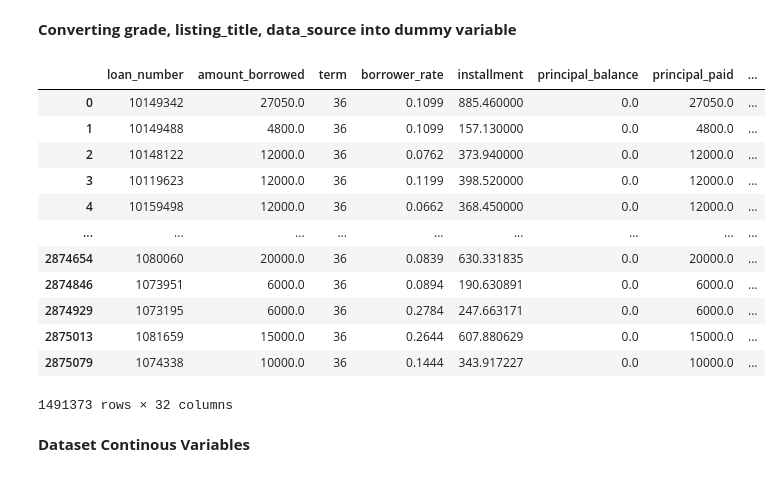
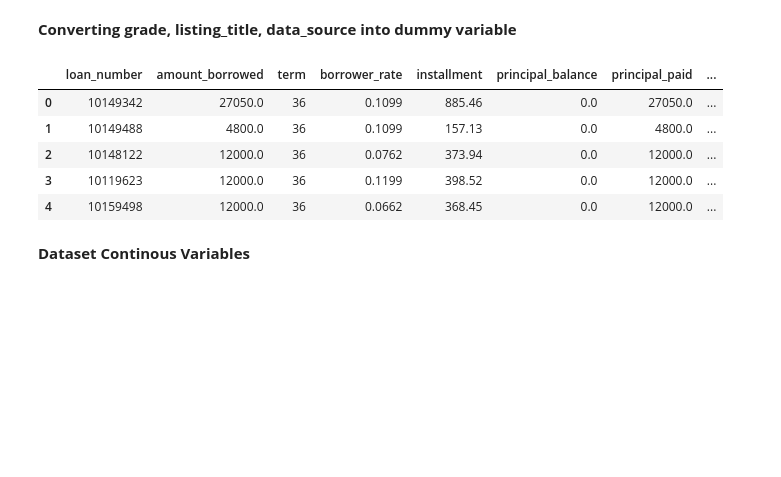
Before and after one commit to tutejadhruv/P2P-Lending-System, a Jupyter notebook: P2P_Lending.ipynb, the cells around one changed output. Drawn from its saved outputs; the diff is of its cells as text; code cells hidden in the pictures; blank space fills up the shorter version.

```diff
--- a/P2P_Lending.ipynb
+++ b/P2P_Lending.ipynb
@@ -293,21 +295,14 @@ df.drop(columns=['origination_date', 'last_payment_date', 'next_payment_due_date
 # %%
 df = pd.get_dummies(df, columns = ['grade', 'listing_title', 'data_source'], drop_first = True)
 # %%
-df
+df.head()
 # %% [output]
 |  | loan_number | amount_borrowed | term | borrower_rate | installment | principal_balance | principal_paid | ... |
-| 0 | 10149342 | 27050.0 | 36 | 0.1099 | 885.460000 | 0.0 | 27050.0 | ... |
-| 1 | 10149488 | 4800.0 | 36 | 0.1099 | 157.130000 | 0.0 | 4800.0 | ... |
-| 2 | 10148122 | 12000.0 | 36 | 0.0762 | 373.940000 | 0.0 | 12000.0 | ... |
-| 3 | 10119623 | 12000.0 | 36 | 0.1199 | 398.520000 | 0.0 | 12000.0 | ... |
-| 4 | 10159498 | 12000.0 | 36 | 0.0662 | 368.450000 | 0.0 | 12000.0 | ... |
-| ... | ... | ... | ... | ... | ... | ... | ... | ... |
-| 2874654 | 1080060 | 20000.0 | 36 | 0.0839 | 630.331835 | 0.0 | 20000.0 | ... |
-| 2874846 | 1073951 | 6000.0 | 36 | 0.0894 | 190.630891 | 0.0 | 6000.0 | ... |
-| 2874929 | 1073195 | 6000.0 | 36 | 0.2784 | 247.663171 | 0.0 | 6000.0 | ... |
-| 2875013 | 1081659 | 15000.0 | 36 | 0.2644 | 607.880629 | 0.0 | 15000.0 | ... |
-| 2875079 | 1074338 | 10000.0 | 36 | 0.1444 | 343.917227 | 0.0 | 10000.0 | ... |
+| 0 | 10149342 | 27050.0 | 36 | 0.1099 | 885.46 | 0.0 | 27050.0 | ... |
+| 1 | 10149488 | 4800.0 | 36 | 0.1099 | 157.13 | 0.0 | 4800.0 | ... |
+| 2 | 10148122 | 12000.0 | 36 | 0.0762 | 373.94 | 0.0 | 12000.0 | ... |
+| 3 | 10119623 | 12000.0 | 36 | 0.1199 | 398.52 | 0.0 | 12000.0 | ... |
+| 4 | 10159498 | 12000.0 | 36 | 0.0662 | 368.45 | 0.0 | 12000.0 | ... |
-1491373 rows × 32 columns
 # %% [markdown]
 **Dataset Continous Variables**
 # %% [markdown]
```
Also changed, not shown: parts of 10 cells of this notebook.
